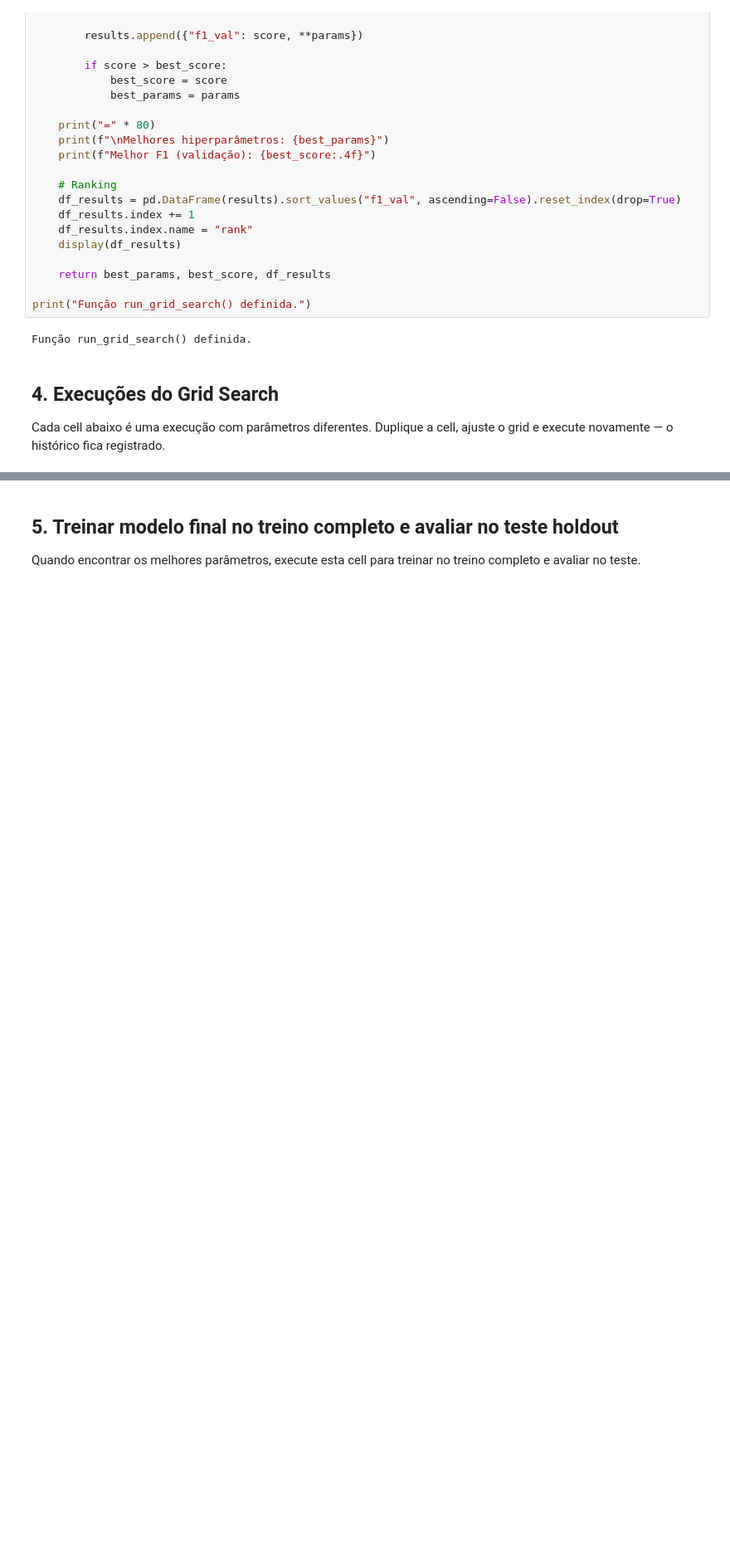
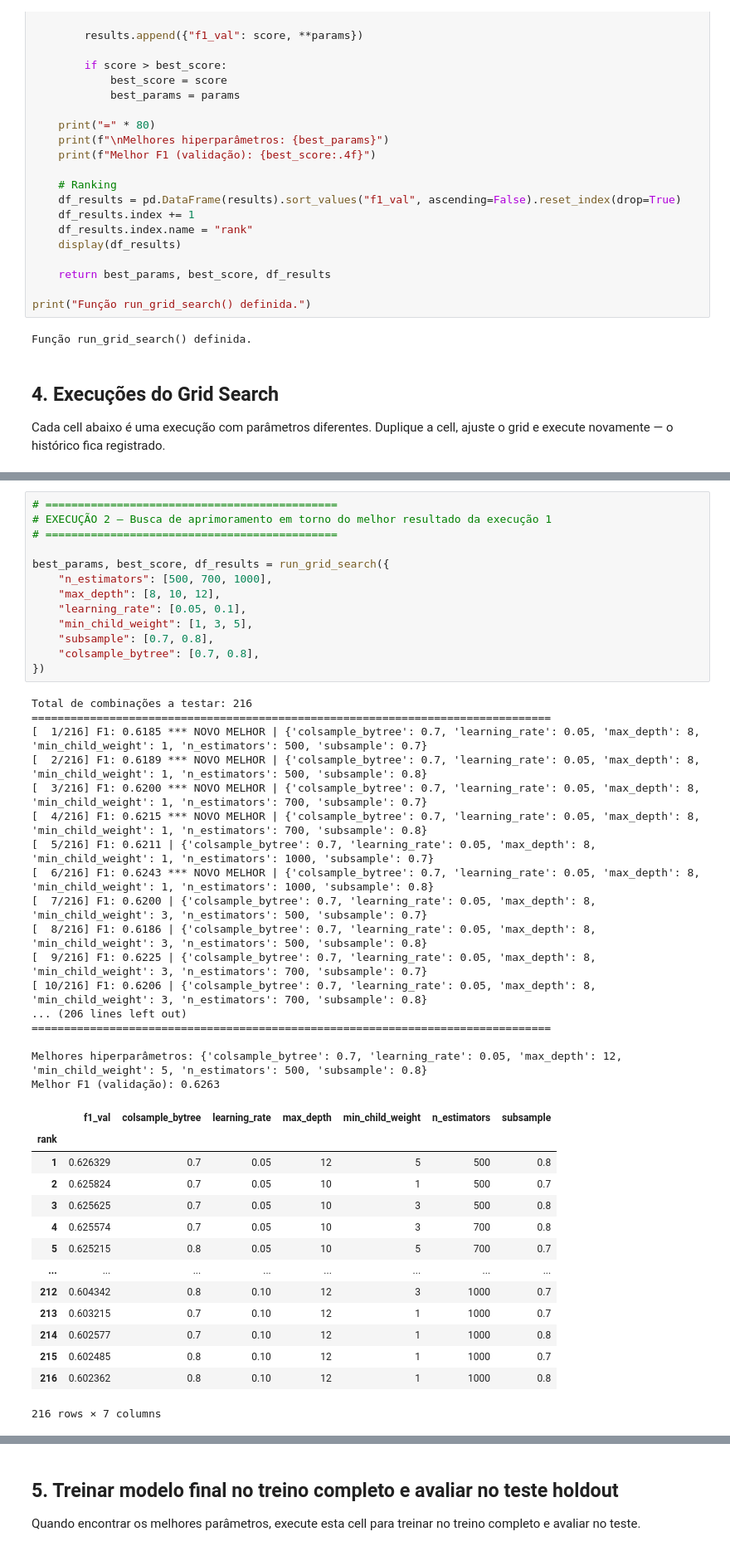
Before and after one commit to vinimeurer/employment-balance-predictor, a Jupyter notebook: notebooks/model_tuning.ipynb, the cells around one changed output, grey strips where cells are left out. Shown at 83% size. Drawn from its saved outputs; the diff is of its cells as text; blank space fills up the shorter version.

```diff
--- a/notebooks/model_tuning.ipynb
+++ b/notebooks/model_tuning.ipynb
@@ -237,0 +261,45 @@ Melhor F1 (validação): 0.6097
+# %%
+# =============================================
+# EXECUÇÃO 2 — Busca de aprimoramento em torno do melhor resultado da execução 1
+# =============================================
+
+best_params, best_score, df_results = run_grid_search({
+    "n_estimators": [500, 700, 1000],
+    "max_depth": [8, 10, 12],
+    "learning_rate": [0.05, 0.1],
+    "min_child_weight": [1, 3, 5],
+    "subsample": [0.7, 0.8],
+    "colsample_bytree": [0.7, 0.8],
+})
+# %% [output]
+Total de combinações a testar: 216
+================================================================================
+[  1/216] F1: 0.6185 *** NOVO MELHOR | {'colsample_bytree': 0.7, 'learning_rate': 0.05, 'max_depth': 8, 'min_child_weight': 1, 'n_estimators': 500, 'subsample': 0.7}
+[  2/216] F1: 0.6189 *** NOVO MELHOR | {'colsample_bytree': 0.7, 'learning_rate': 0.05, 'max_depth': 8, 'min_child_weight': 1, 'n_estimators': 500, 'subsample': 0.8}
+[  3/216] F1: 0.6200 *** NOVO MELHOR | {'colsample_bytree': 0.7, 'learning_rate': 0.05, 'max_depth': 8, 'min_child_weight': 1, 'n_estimators': 700, 'subsample': 0.7}
+[  4/216] F1: 0.6215 *** NOVO MELHOR | {'colsample_bytree': 0.7, 'learning_rate': 0.05, 'max_depth': 8, 'min_child_weight': 1, 'n_estimators': 700, 'subsample': 0.8}
+[  5/216] F1: 0.6211 | {'colsample_bytree': 0.7, 'learning_rate': 0.05, 'max_depth': 8, 'min_child_weight': 1, 'n_estimators': 1000, 'subsample': 0.7}
+[  6/216] F1: 0.6243 *** NOVO MELHOR | {'colsample_bytree': 0.7, 'learning_rate': 0.05, 'max_depth': 8, 'min_child_weight': 1, 'n_estimators': 1000, 'subsample': 0.8}
+[  7/216] F1: 0.6200 | {'colsample_bytree': 0.7, 'learning_rate': 0.05, 'max_depth': 8, 'min_child_weight': 3, 'n_estimators': 500, 'subsample': 0.7}
+[  8/216] F1: 0.6186 | {'colsample_bytree': 0.7, 'learning_rate': 0.05, 'max_depth': 8, 'min_child_weight': 3, 'n_estimators': 500, 'subsample': 0.8}
+[  9/216] F1: 0.6225 | {'colsample_bytree': 0.7, 'learning_rate': 0.05, 'max_depth': 8, 'min_child_weight': 3, 'n_estimators': 700, 'subsample': 0.7}
+[ 10/216] F1: 0.6206 | {'colsample_bytree': 0.7, 'learning_rate': 0.05, 'max_depth': 8, 'min_child_weight': 3, 'n_estimators': 700, 'subsample': 0.8}
+... (206 lines left out)
+================================================================================
+
+Melhores hiperparâmetros: {'colsample_bytree': 0.7, 'learning_rate': 0.05, 'max_depth': 12, 'min_child_weight': 5, 'n_estimators': 500, 'subsample': 0.8}
+Melhor F1 (validação): 0.6263
+|  | f1_val | colsample_bytree | learning_rate | max_depth | min_child_weight | n_estimators | subsample |
+| rank |  |  |  |  |  |  |  |
+| 1 | 0.626329 | 0.7 | 0.05 | 12 | 5 | 500 | 0.8 |
+| 2 | 0.625824 | 0.7 | 0.05 | 10 | 1 | 500 | 0.7 |
+| 3 | 0.625625 | 0.7 | 0.05 | 10 | 3 | 500 | 0.8 |
+| 4 | 0.625574 | 0.7 | 0.05 | 10 | 3 | 700 | 0.8 |
+| 5 | 0.625215 | 0.8 | 0.05 | 10 | 5 | 700 | 0.7 |
+| ... | ... | ... | ... | ... | ... | ... | ... |
+| 212 | 0.604342 | 0.8 | 0.10 | 12 | 3 | 1000 | 0.7 |
+| 213 | 0.603215 | 0.7 | 0.10 | 12 | 1 | 1000 | 0.7 |
+| 214 | 0.602577 | 0.7 | 0.10 | 12 | 1 | 1000 | 0.8 |
+| 215 | 0.602485 | 0.8 | 0.10 | 12 | 1 | 1000 | 0.7 |
+| 216 | 0.602362 | 0.8 | 0.10 | 12 | 1 | 1000 | 0.8 |
+216 rows × 7 columns
```
Also changed, not shown: parts of 10 cells of this notebook, 1 other file.
